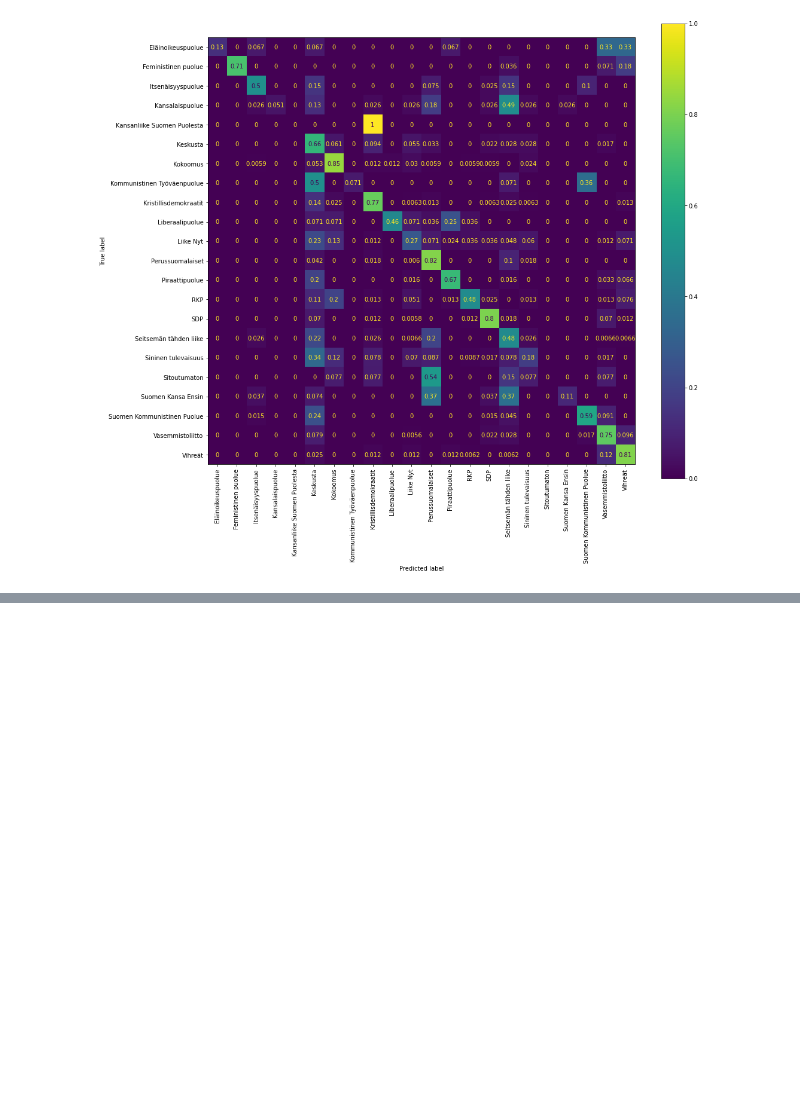
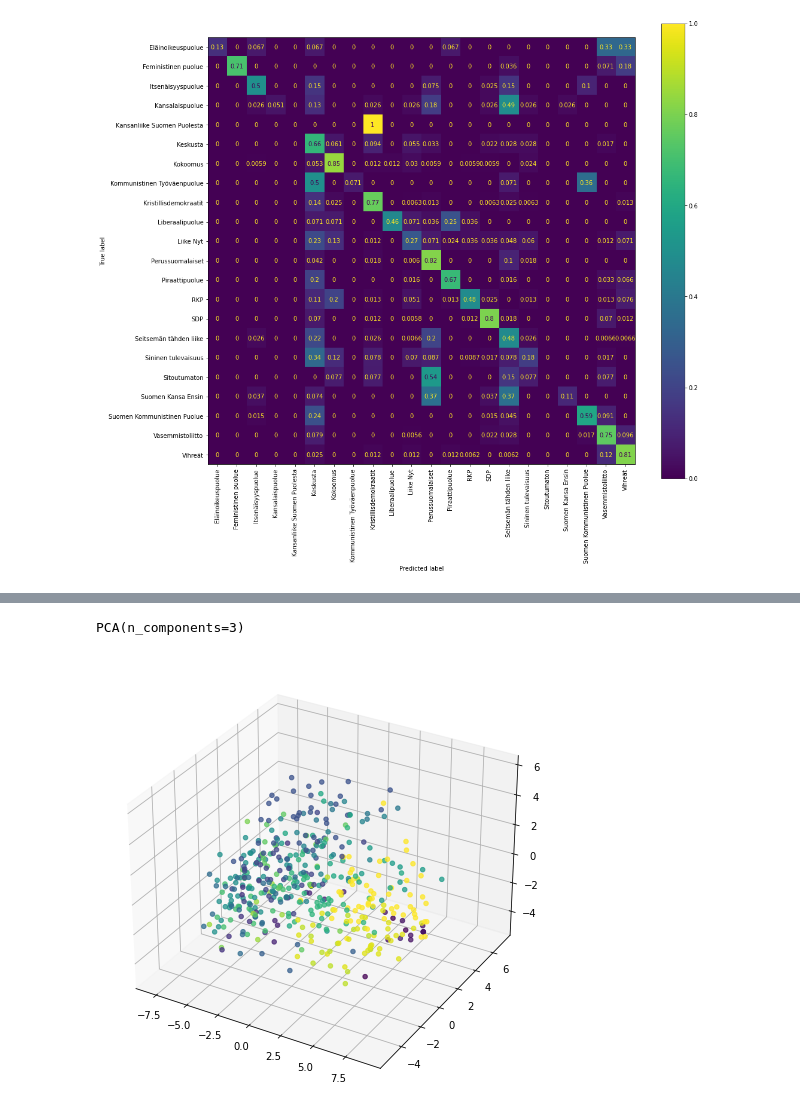
Before and after one commit to SanteriVtj/election-compass-2019, a Jupyter notebook: predict_party.ipynb, the cells around one changed output, grey strips where cells are left out. Drawn from its saved outputs; the diff is of its cells as text; code cells hidden in the pictures; blank space fills up the shorter version.

```diff
--- a/predict_party.ipynb
+++ b/predict_party.ipynb
@@ -63,0 +114,14 @@ plt.show()
+# %%
+pca_scatter = PCA(n_components=3)
+X_test_mean = SimpleImputer(missing_values=np.nan, strategy='mean').fit(X_test)
+pca_scatter.fit(X_test_mean.transform(X_test))
+# %% [output]
+PCA(n_components=3)
+# %%
+d = pca_scatter.transform(X_test_mean.transform(X_test))
+fig = plt.figure(figsize=(12,8))
+ax = plt.axes(projection='3d')
+sc = ax.scatter3D(d[:, 0], d[:, 1], d[:, 2], c=y_test.astype('category').cat.codes, alpha=.75)
+plt.show()
+# %% [output]
+[figure, added]
```
Also changed, not shown: parts of 8 cells of this notebook.
